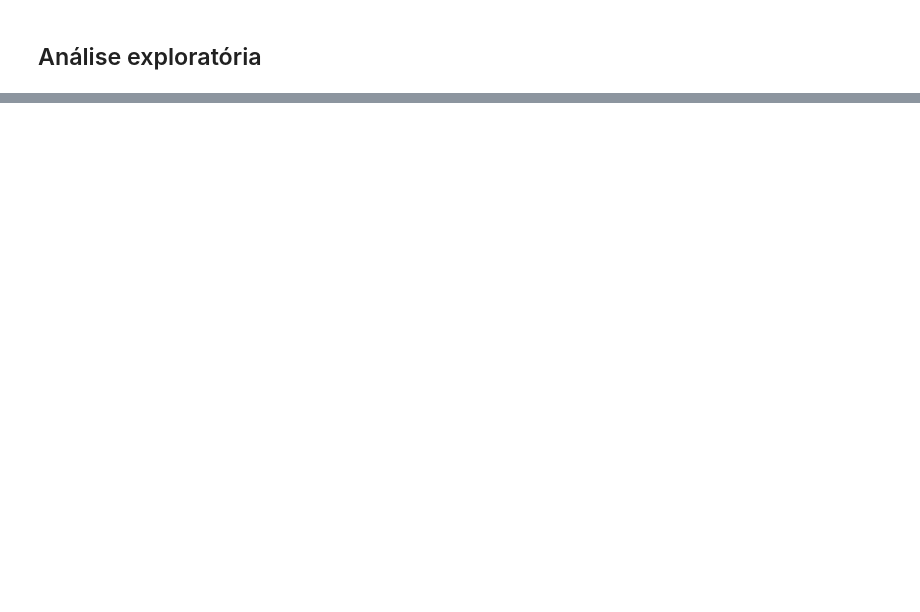
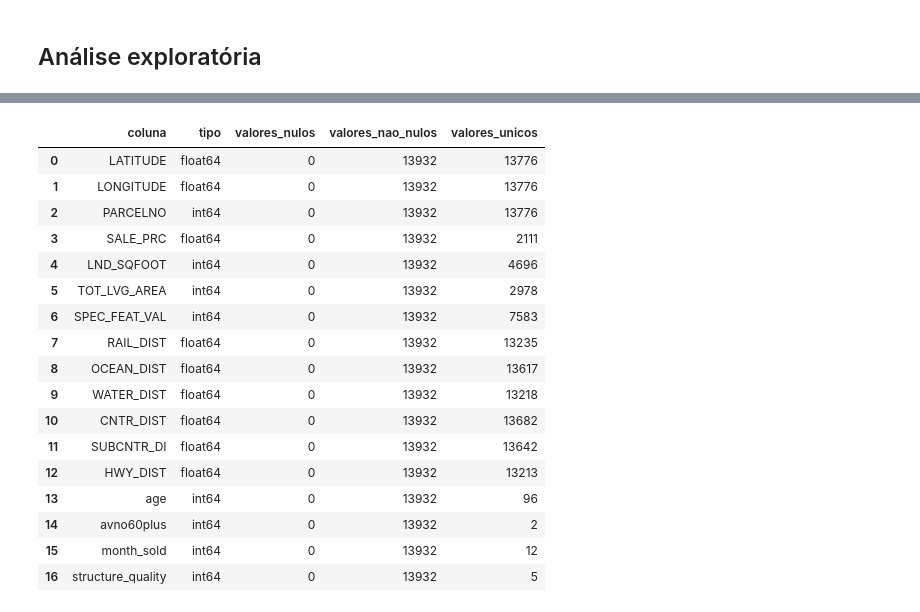
Before and after one commit to Joao-Pedro-Queiroz/project_maiami_housing, a Jupyter notebook: project.ipynb, the cells around one changed output, grey strips where cells are left out. Cells and saved outputs as stored; diff of their text form; code cells hidden in the pictures; blank space fills up the shorter version.

```diff
--- a/project.ipynb
+++ b/project.ipynb
@@ -128,0 +182,30 @@ Este dataset (arquivo `miami-housing.csv`, 13.932 linhas × 17 colunas) contém
+# %%
+summary = pd.DataFrame({
+    "coluna": data.columns,
+    "tipo": [str(t) for t in data.dtypes.values],
+    "valores_nulos": data.isna().sum().values,
+    "valores_nao_nulos": data.notna().sum().values,
+    "valores_unicos": data.nunique(dropna=True).values
+})
+
+
+summary
+# %% [output]
+|  | coluna | tipo | valores_nulos | valores_nao_nulos | valores_unicos |
+| 0 | LATITUDE | float64 | 0 | 13932 | 13776 |
+| 1 | LONGITUDE | float64 | 0 | 13932 | 13776 |
+| 2 | PARCELNO | int64 | 0 | 13932 | 13776 |
+| 3 | SALE_PRC | float64 | 0 | 13932 | 2111 |
+| 4 | LND_SQFOOT | int64 | 0 | 13932 | 4696 |
+| 5 | TOT_LVG_AREA | int64 | 0 | 13932 | 2978 |
+| 6 | SPEC_FEAT_VAL | int64 | 0 | 13932 | 7583 |
+| 7 | RAIL_DIST | float64 | 0 | 13932 | 13235 |
+| 8 | OCEAN_DIST | float64 | 0 | 13932 | 13617 |
+| 9 | WATER_DIST | float64 | 0 | 13932 | 13218 |
+| 10 | CNTR_DIST | float64 | 0 | 13932 | 13682 |
+| 11 | SUBCNTR_DI | float64 | 0 | 13932 | 13642 |
+| 12 | HWY_DIST | float64 | 0 | 13932 | 13213 |
+| 13 | age | int64 | 0 | 13932 | 96 |
+| 14 | avno60plus | int64 | 0 | 13932 | 2 |
+| 15 | month_sold | int64 | 0 | 13932 | 12 |
+| 16 | structure_quality | int64 | 0 | 13932 | 5 |
```
Also changed, not shown: parts of 10 cells of this notebook, 1 other file.
